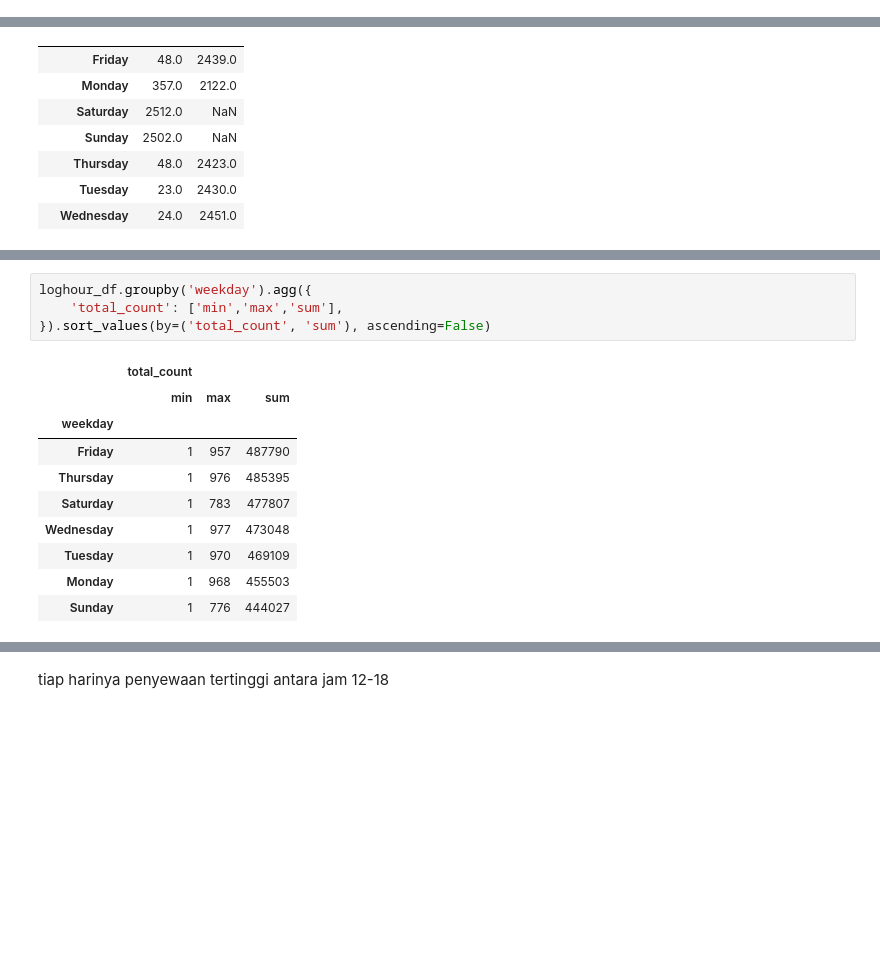
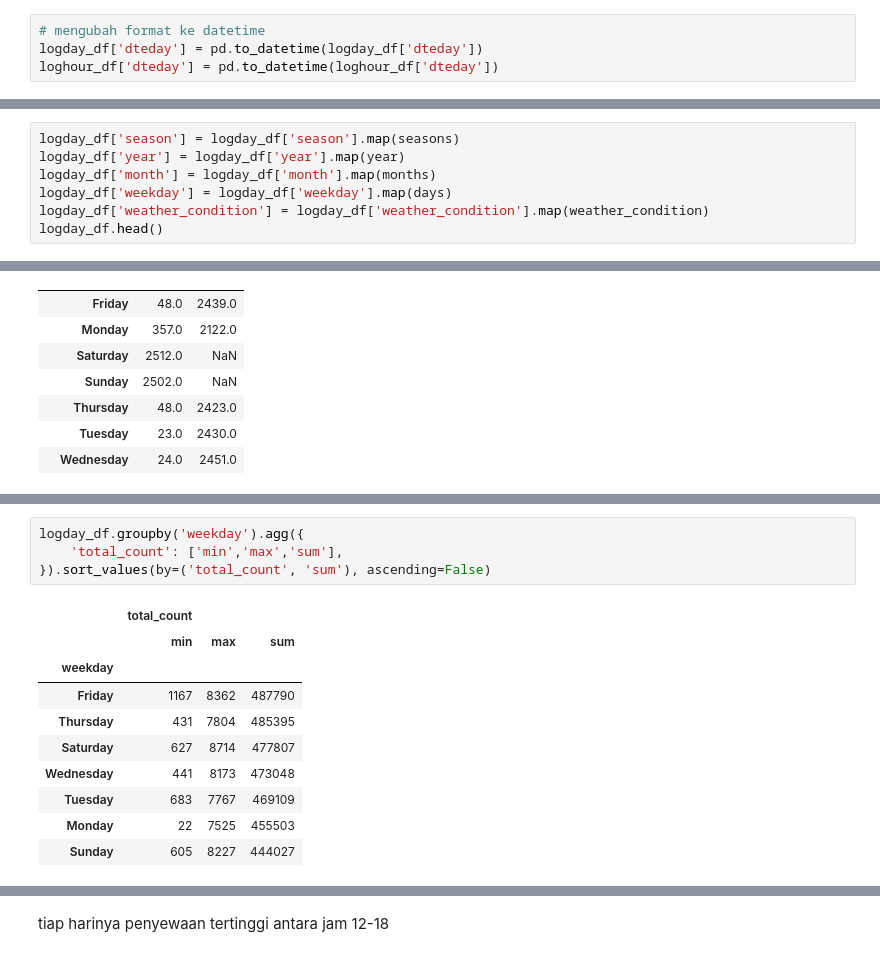
Before and after one commit to 337ubaid/proyek_akhir_analisis_data_dicoding, a Jupyter notebook: notebook.ipynb, the cells around one changed output, grey strips where cells are left out. Saved outputs shown, nothing was run; the diff lists cells and outputs as text; blank space fills up the shorter version.

```diff
--- a/notebook.ipynb
+++ b/notebook.ipynb
@@ -189,6 +189,10 @@ loghour_df.describe()
 ### Cleaning Data
 # %% [markdown]
 Data sudah bersih karena tidak ada duplikasi data, missing value, inaccurate value, dan kesalahan tipe data.
+# %%
+# mengubah format ke datetime
+logday_df['dteday'] = pd.to_datetime(logday_df['dteday'])
+loghour_df['dteday'] = pd.to_datetime(loghour_df['dteday'])
 # %%
 """
 Membuat dictionary untuk memudahkan membaca data
@@ -248,3 +252,10 @@ loghour_df.head()
 | 2 | 3 | 2011-01-01 | Winter | 2011 | January | 2 | 0 | Saturday | 0 | ... |
 | 3 | 4 | 2011-01-01 | Winter | 2011 | January | 3 | 0 | Saturday | 0 | ... |
 | 4 | 5 | 2011-01-01 | Winter | 2011 | January | 4 | 0 | Saturday | 0 | ... |
+# %%
+logday_df['season'] = logday_df['season'].map(seasons)
+logday_df['year'] = logday_df['year'].map(year)
+logday_df['month'] = logday_df['month'].map(months)
+logday_df['weekday'] = logday_df['weekday'].map(days)
+logday_df['weather_condition'] = logday_df['weather_condition'].map(weather_condition)
+logday_df.head()
@@ -276,17 +310,17 @@ loghour_df.groupby(by='weekday').is_workingday.value_counts().unstack()
 # %%
-loghour_df.groupby('weekday').agg({
+logday_df.groupby('weekday').agg({
     'total_count': ['min','max','sum'],
 }).sort_values(by=('total_count', 'sum'), ascending=False)
 # %% [output]
 |  | total_count |  |  |
 |  | min | max | sum |
 | weekday |  |  |  |
-| Friday | 1 | 957 | 487790 |
-| Thursday | 1 | 976 | 485395 |
-| Saturday | 1 | 783 | 477807 |
-| Wednesday | 1 | 977 | 473048 |
-| Tuesday | 1 | 970 | 469109 |
-| Monday | 1 | 968 | 455503 |
-| Sunday | 1 | 776 | 444027 |
+| Friday | 1167 | 8362 | 487790 |
+| Thursday | 431 | 7804 | 485395 |
+| Saturday | 627 | 8714 | 477807 |
+| Wednesday | 441 | 8173 | 473048 |
+| Tuesday | 683 | 7767 | 469109 |
+| Monday | 22 | 7525 | 455503 |
+| Sunday | 605 | 8227 | 444027 |
 # %%
 # mengambil jam ke berapa total_count tertinggi di tiap harinya
```
Also changed, not shown: parts of 15 cells of this notebook.
